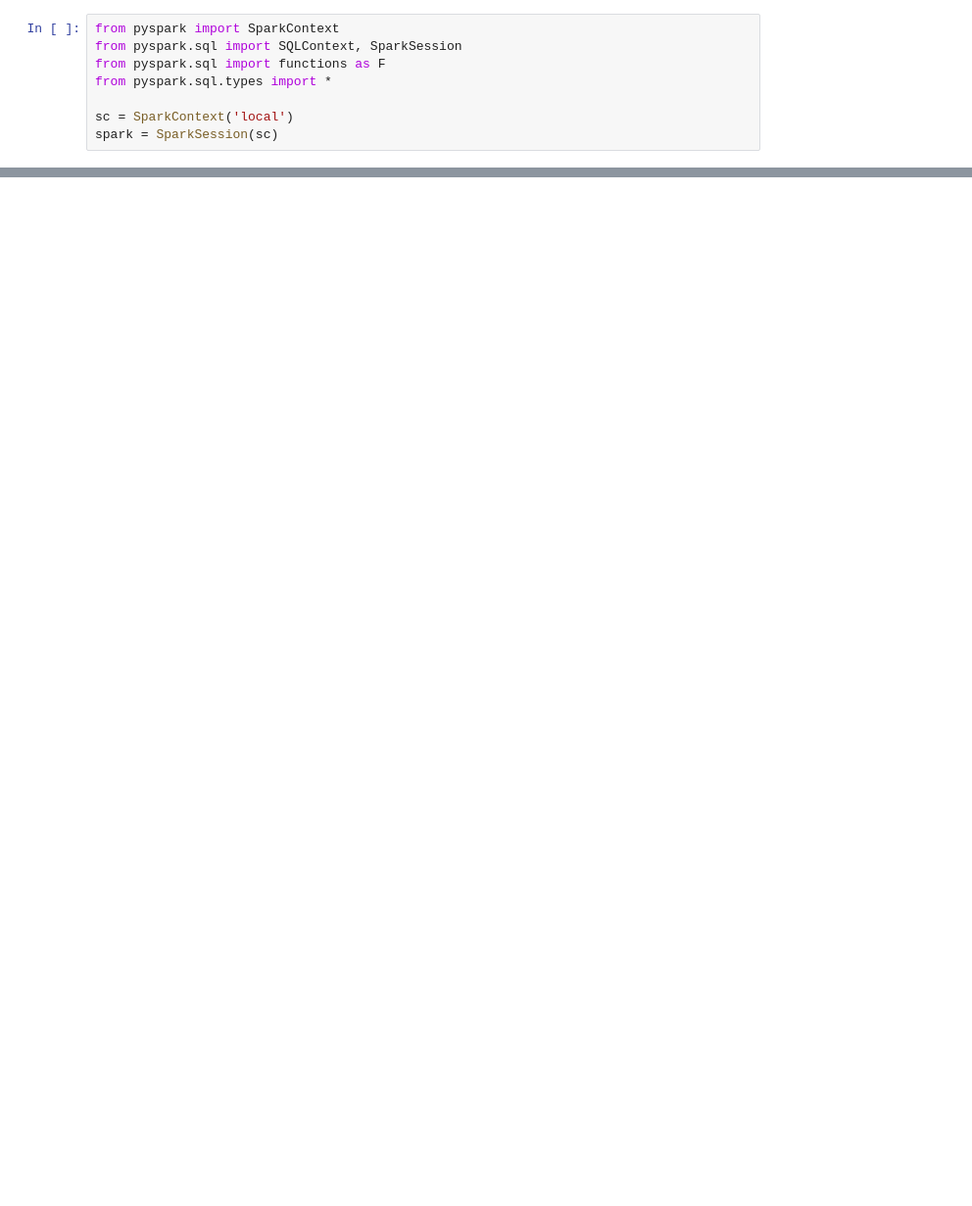
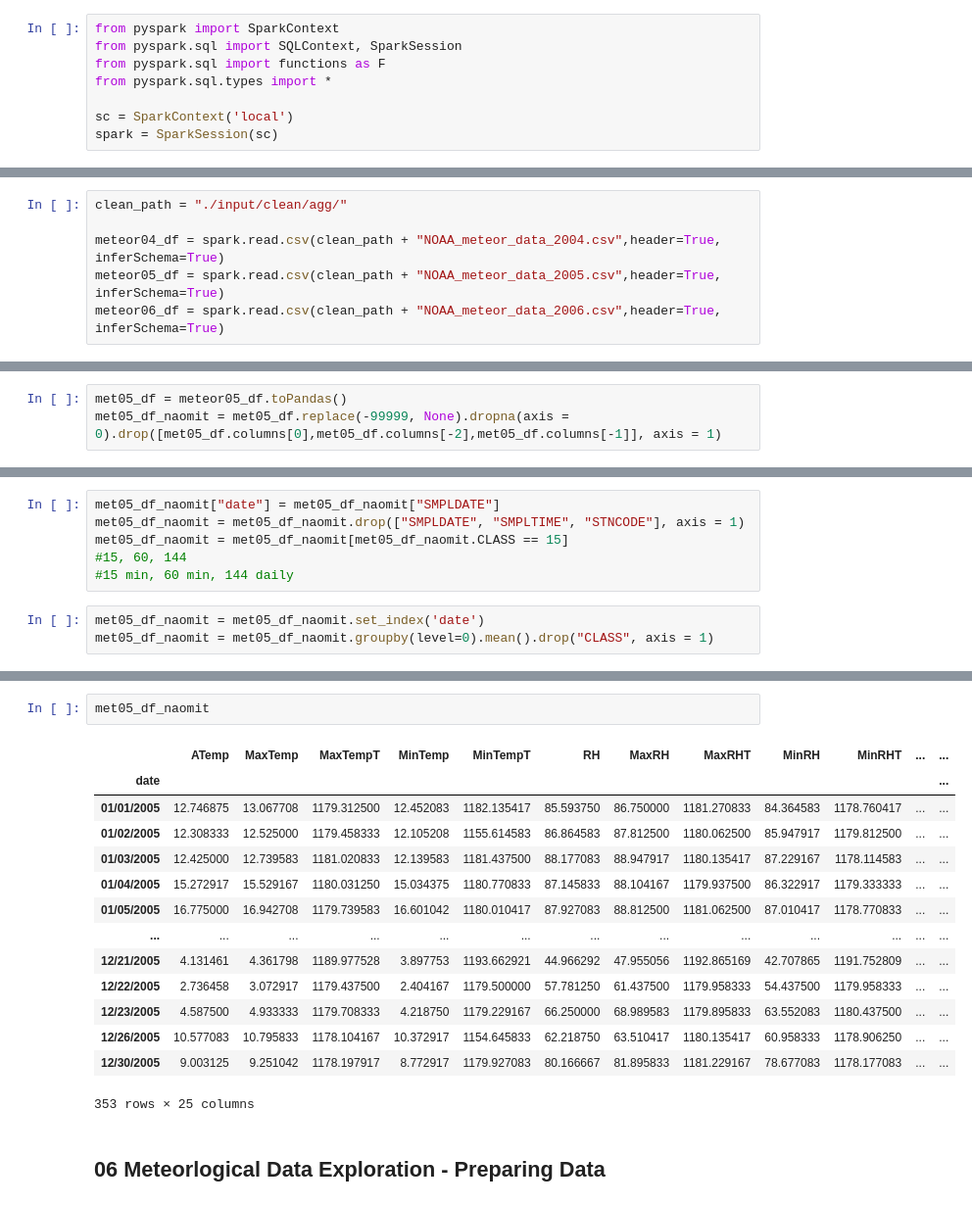
Before and after one commit to brendanwliu/pstat135_final, a Jupyter notebook: visualizations.ipynb, the cells around one changed output, grey strips where cells are left out. Shown at 98% size. Drawn from its saved outputs; the diff is of its cells as text; blank space fills up the shorter version.

```diff
--- a/visualizations.ipynb
+++ b/visualizations.ipynb
@@ -45,0 +11,6 @@ root
+# %%
+clean_path = "./input/clean/agg/"
+
+meteor04_df = spark.read.csv(clean_path + "NOAA_meteor_data_2004.csv",header=True, inferSchema=True)
+meteor05_df = spark.read.csv(clean_path + "NOAA_meteor_data_2005.csv",header=True, inferSchema=True)
+meteor06_df = spark.read.csv(clean_path + "NOAA_meteor_data_2006.csv",header=True, inferSchema=True)
@@ -45,0 +49,3 @@ root
+# %%
+met05_df = meteor05_df.toPandas()
+met05_df_naomit = met05_df.replace(-99999, None).dropna(axis = 0).drop([met05_df.columns[0],met05_df.columns[-2],met05_df.columns[-1]], axis = 1)
@@ -45,0 +65,9 @@ root
+# %%
+met05_df_naomit["date"] = met05_df_naomit["SMPLDATE"]
+met05_df_naomit = met05_df_naomit.drop(["SMPLDATE", "SMPLTIME", "STNCODE"], axis = 1)
+met05_df_naomit = met05_df_naomit[met05_df_naomit.CLASS == 15]
+#15, 60, 144
+#15 min, 60 min, 144 daily
+# %%
+met05_df_naomit = met05_df_naomit.set_index('date')
+met05_df_naomit = met05_df_naomit.groupby(level=0).mean().drop("CLASS", axis = 1)
@@ -45,0 +83,19 @@ root
+# %%
+met05_df_naomit
+# %% [output]
+|  | ATemp | MaxTemp | MaxTempT | MinTemp | MinTempT | RH | MaxRH | MaxRHT | MinRH | MinRHT | ... | ... |
+| date |  |  |  |  |  |  |  |  |  |  |  | ... |
+| 01/01/2005 | 12.746875 | 13.067708 | 1179.312500 | 12.452083 | 1182.135417 | 85.593750 | 86.750000 | 1181.270833 | 84.364583 | 1178.760417 | ... | ... |
+| 01/02/2005 | 12.308333 | 12.525000 | 1179.458333 | 12.105208 | 1155.614583 | 86.864583 | 87.812500 | 1180.062500 | 85.947917 | 1179.812500 | ... | ... |
+| 01/03/2005 | 12.425000 | 12.739583 | 1181.020833 | 12.139583 | 1181.437500 | 88.177083 | 88.947917 | 1180.135417 | 87.229167 | 1178.114583 | ... | ... |
+| 01/04/2005 | 15.272917 | 15.529167 | 1180.031250 | 15.034375 | 1180.770833 | 87.145833 | 88.104167 | 1179.937500 | 86.322917 | 1179.333333 | ... | ... |
+| 01/05/2005 | 16.775000 | 16.942708 | 1179.739583 | 16.601042 | 1180.010417 | 87.927083 | 88.812500 | 1181.062500 | 87.010417 | 1178.770833 | ... | ... |
+| ... | ... | ... | ... | ... | ... | ... | ... | ... | ... | ... | ... | ... |
+| 12/21/2005 | 4.131461 | 4.361798 | 1189.977528 | 3.897753 | 1193.662921 | 44.966292 | 47.955056 | 1192.865169 | 42.707865 | 1191.752809 | ... | ... |
+| 12/22/2005 | 2.736458 | 3.072917 | 1179.437500 | 2.404167 | 1179.500000 | 57.781250 | 61.437500 | 1179.958333 | 54.437500 | 1179.958333 | ... | ... |
+| 12/23/2005 | 4.587500 | 4.933333 | 1179.708333 | 4.218750 | 1179.229167 | 66.250000 | 68.989583 | 1179.895833 | 63.552083 | 1180.437500 | ... | ... |
+| 12/26/2005 | 10.577083 | 10.795833 | 1178.104167 | 10.372917 | 1154.645833 | 62.218750 | 63.510417 | 1180.135417 | 60.958333 | 1178.906250 | ... | ... |
+| 12/30/2005 | 9.003125 | 9.251042 | 1178.197917 | 8.772917 | 1179.927083 | 80.166667 | 81.895833 | 1181.229167 | 78.677083 | 1178.177083 | ... | ... |
+353 rows × 25 columns
+# %% [markdown]
+## 06 Meteorlogical Data Exploration - Preparing Data
```
Also changed, not shown: parts of 16 cells of this notebook, 1 other file.
